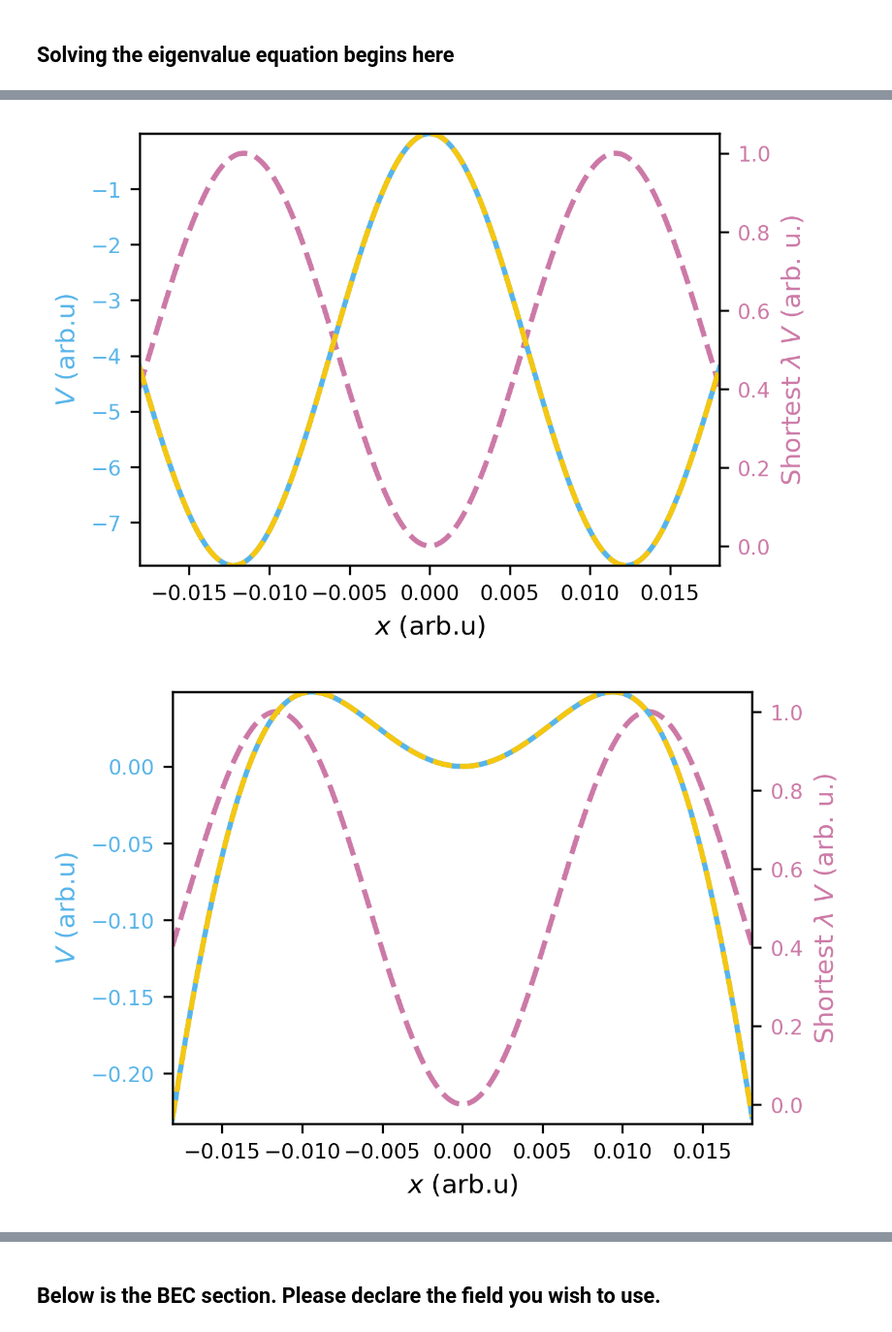
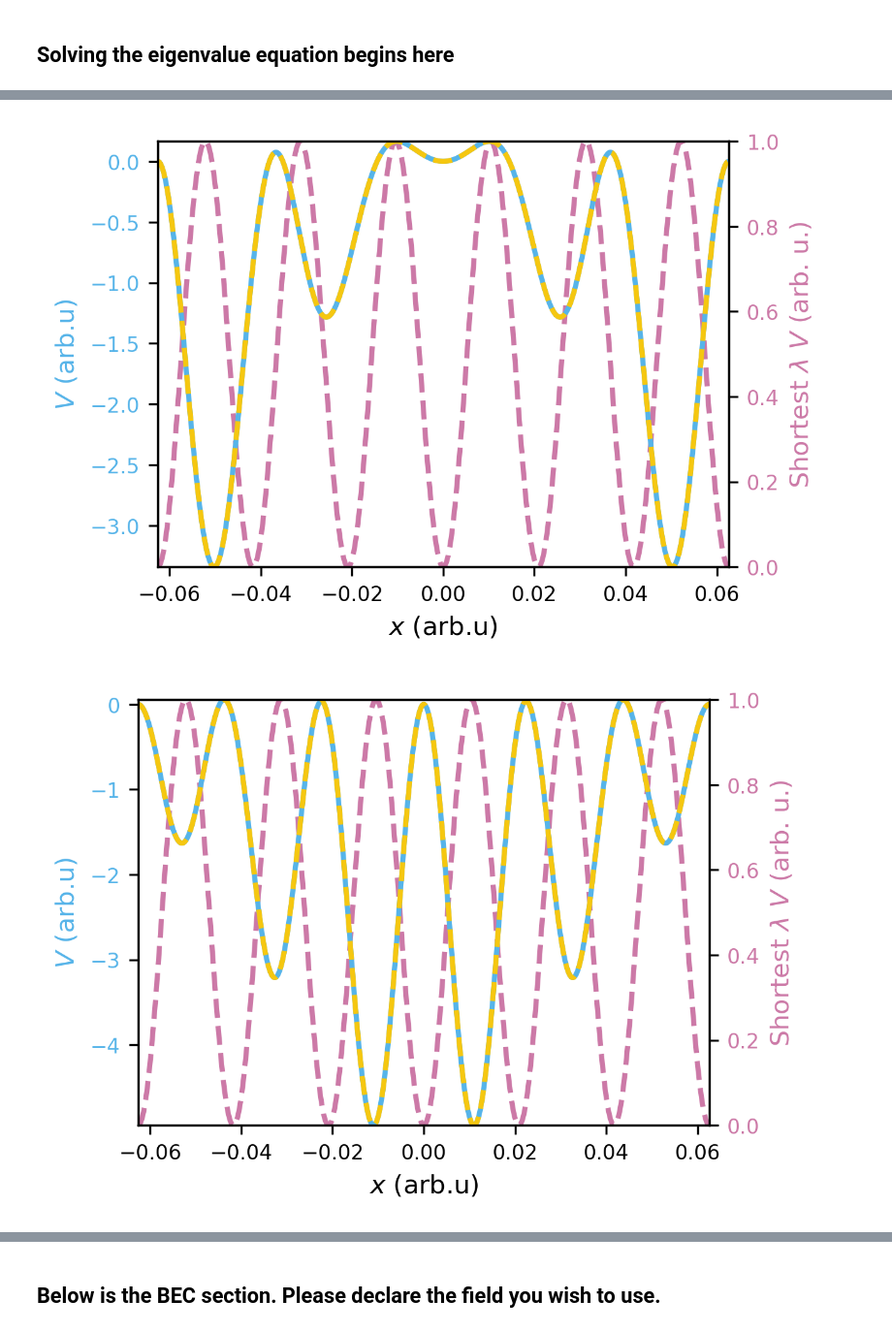
Before and after one commit to dustindberg/GPE, a Jupyter notebook: BEC_TwoFieldExample.ipynb, the cells around one changed output, grey strips where cells are left out. Shown at 97% size. Cells and saved outputs as stored; diff of their text form; code cells hidden in the pictures.

```diff
--- a/BEC_TwoFieldExample.ipynb
+++ b/BEC_TwoFieldExample.ipynb
@@ -243,10 +245,12 @@ As expected, the target transition frequency is 2π 384.225559868084 THz
 Define Laser Params and the simulation grid
 """
 # Control Amplitudes (in nm)
-λ_control = np.array([1000, 1200])
+λ_control = np.array([900, 1350])
+#λ_control = np.array([702, 780])
 λ_min = min(λ_control)
 # Target wavelength (equal to the width of the superoscillations window)
-λ_target = 0.2 * principal_wavelength  # 0.2*
+λ_target = 0.25 * min([principal_wavelength, λ_min])  # 0.2*
+#λ_target = 0.25 * λ_min
 # Wavevectors in dimensionless units for computation purposes
 k_target = 2 * np.pi / gpe.dimless_x(λ_target, -9)
 k = 2 * np.pi * (gpe.dimless_x(λ_control, -9) ** -1)
@@ -254,8 +258,9 @@ k = 2 * np.pi * (gpe.dimless_x(λ_control, -9) ** -1)
 # Set the dimensionless length of the window for superoscillations here
 window = gpe.dimless_x(λ_target, -9)
 # Limit the full range of pulse to the characteristic length
-x_lim = gpe.dimless_x(9, -6)
-print(f'Compare the characteristic length {gpe.L_x*1e6} μm vs the full wave length: {2 * gpe.convert_x(x_lim, -6)} μm')
+x_lim = gpe.dimless_x(np.lcm(λ_control[0], λ_control[1]) / 2, -9)
+#x_lim = gpe.dimless_x(np.lcm(int(4*λ_control[0]), int(4*λ_control[1])) / 8, -9)
+print(f'Compare the characteristic length {gpe.L_x*1e6} μm vs the full window length: {2 * gpe.convert_x(x_lim, -6)} μm')
 x_res = 2 ** 15
 dx = 2 * x_lim / x_res
 
@@ -347,7 +355,7 @@ dim_α1, dim_α1_order = get_alpha(λ_control[0])
 dim_α2, dim_α2_order = get_alpha(λ_control[1])
 α1 = gpe.dimless_energy(dim_α1, dim_α1_order, units='J')
 α2 = gpe.dimless_energy(dim_α2, dim_α2_order, units='J')
-α2_order = order(α2)
+α2_order = order(np.abs(α2))
 α1 *= 10 ** (-α2_order)
 α2 *= 10 ** (-α2_order)
 #α_order_diff = α1_order - α2_order
@@ -364,7 +372,7 @@ E3 = np.cos(k[1]*x)
 f3 = np.cos(k[1]*x_full)
 
 # create the quadratic form matrix
-S = -1 * np.array([[α1*simps(E0*E0, dx=dx), α1*simps(E0*E1, dx=dx),
+S = 0.5 * np.array([[α1*simps(E0*E0, dx=dx), α1*simps(E0*E1, dx=dx),
                         0.5*(α1 + α2)*simps(E0*E2, dx=dx), 0.5*(α1 + α2)*simps(E0*E3, dx=dx)],
                    [α1*simps(E1*E0, dx=dx), α1*simps(E1*E1, dx=dx),
                         0.5*(α1 + α2)*simps(E1*E2, dx=dx), 0.5*(α1 + α2)*simps(E1*E3, dx=dx)],
@@ -407,7 +415,7 @@ a2a4 = a4a2 = 0.5 * (α1 + α2) * ((np.sin(m * xf) / (2 * m) + np.sin(p * xf) /
 a1a4 = a4a1 = 0
 a2a3 = a3a2 = 0
 
-Ss = -1 * np.array([[a1a1, a1a2, a1a3, a1a4],
+Ss = 0.5 * np.array([[a1a1, a1a2, a1a3, a1a4],
                [a2a1, a2a2, a2a3, a2a4],
                [a3a1, a3a2, a3a3, a3a4],
                [a4a1, a4a2, a4a3, a4a4]])
@@ -498,27 +560,29 @@ for _ in range(n*2):
     eig_vector=vecs[:, _]
     tector=vecss[:, _]
     rat_wind = 5
-    tempV = np.array(-α1 * (eig_vector[0] * f0 + eig_vector[1] * f1) ** 2 - α2 * (eig_vector[2] * f2 + eig_vector[3] * f3) ** 2
-                     - (α1 + α2) * (eig_vector[0] * f0 + eig_vector[1] * f1) * (eig_vector[2] * f2 + eig_vector[3] * f3))
-    tV = np.array(-α1 * (tector[0] * f0 + tector[1] * f1) ** 2 - α2 * (tector[2] * f2 + tector[3] * f3) ** 2
-                 - (α1 + α2) * (tector[0] * f0 + tector[1] * f1) * (tector[2] * f2 + tector[3] * f3))
+    tempV = -0.5 * np.array(α1 * (eig_vector[0] * f0 + eig_vector[1] * f1) ** 2 + α2 * (eig_vector[2] * f2 + eig_vector[3] * f3) ** 2
+                     + (α1 + α2) * (eig_vector[0] * f0 + eig_vector[1] * f1) * (eig_vector[2] * f2 + eig_vector[3] * f3))
+    tV = -0.5 * np.array(α1 * (tector[0] * f0 + tector[1] * f1) ** 2 + α2 * (tector[2] * f2 + tector[3] * f3) ** 2
+                 + (α1 + α2) * (tector[0] * f0 + tector[1] * f1) * (tector[2] * f2 + tector[3] * f3))
     ampl_ind = [int(0.5 * (len(x_full) - rat_wind * len(x))), int(0.5 * (len(x_full) + rat_wind * len(x)))]
-    ampl_ref = [min(tempV[ampl_ind[0]:ampl_ind[1]]), max(tempV[ampl_ind[0]:ampl_ind[1]])]
-    ax1.set_ylabel('$V$ (arb.u)', color=color1)
-    ax1.plot(x_full, tempV, color=color1)
-    ax1.plot(x_full, tV, color=color4, linestyle='--')
-    ax1.tick_params(axis='y', labelcolor=color1)
+    #ampl_ref = [min(tempV[ampl_ind[0]:ampl_ind[1]]), max(tempV[ampl_ind[0]:ampl_ind[1]])]
+    ampl_ref = [min(tempV), max(tempV)]
+    ax1.set_ylabel('$V$ (arb.u)', color=c1)
+    ax1.plot(x_full, tempV, color=c1)
+    ax1.plot(x_full, tV, color=c4, linestyle='--')
+    ax1.tick_params(axis='y', labelcolor=c1)
 
     ax1.set_xlabel('$x$ (arb.u)')
-    ax1.set_xlim(rat_wind * x[0], rat_wind * x[-1])
+    ax1.set_xlim(x_full[0], x_full[-1])
 
     ax2 = ax1.twinx()
 
-    ax2.plot(x_full, largest_freq_pulsez ** 2, color=color2, linestyle='--')
+    ax2.plot(x_full, largest_freq_pulsez ** 2, color=c2, linestyle='--')
 
     ax1.set_ylim(ampl_ref[0], ampl_ref[1])
-    ax2.set_ylabel('Shortest $\lambda$ $V$ (arb. u.)', color=color2)
-    ax2.tick_params(axis='y', labelcolor=color2)
+    ax2.set_ylim(0, 1)
+    ax2.set_ylabel('Shortest $\lambda$ $V$ (arb. u.)', color=c2)
+    ax2.tick_params(axis='y', labelcolor=c2)
     ax1.set_zorder(1)
     ax1.patch.set_visible(False)
     plt.show()
@@ -527,2 +591,2 @@ for _ in range(n*2):
-[figure, old version]
+[figure, new version]
-[figure, old version]
+[figure, new version]
```
Also changed, not shown: parts of 33 cells of this notebook, 1 other file.
